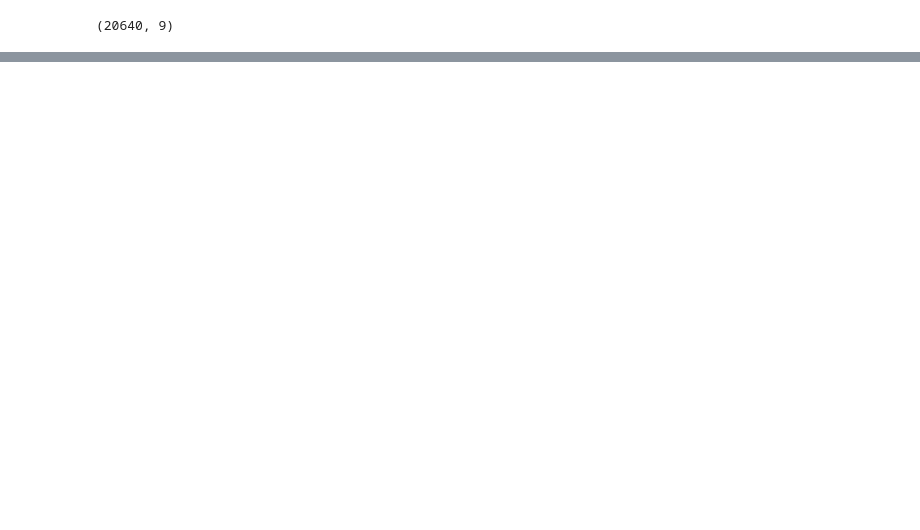
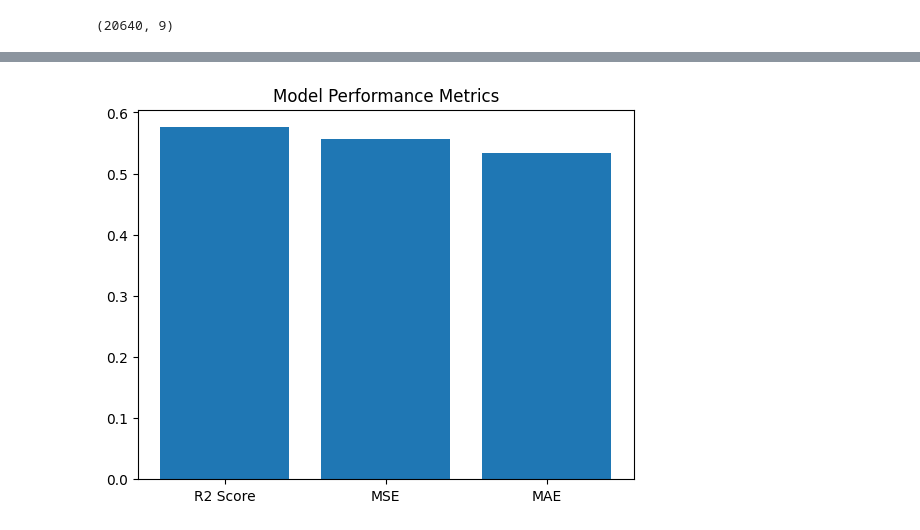
Before and after one commit to 23f3002157/AIML_LAB, a Jupyter notebook: W4/p1.ipynb, the cells around one changed output, grey strips where cells are left out. Drawn from its saved outputs; the diff is of its cells as text; code cells hidden in the pictures; blank space fills up the shorter version.

```diff
--- a/W4/p1.ipynb
+++ b/W4/p1.ipynb
@@ -30,0 +108,4 @@ df.describe
+# %%
+X = df.iloc[:,:-1]
+y = df.iloc[:,-1]
+X_train, X_test, y_train, y_test = train_test_split(X, y, test_size=0.2, random_state=42)
@@ -30,0 +116,6 @@ df.describe
+# %%
+regression_pipeline = pipeline.Pipeline([
+    ('scaler', StandardScaler()),
+    ('regressor', LinearRegression())
+])
+regression_pipeline.fit(X_train,y_train)
@@ -30,0 +125,3 @@ df.describe
+# %%
+y_pred = regression_pipeline.predict(X_test)
+r2_score( y_test, y_pred)
@@ -30,0 +139,7 @@ df.describe
+# %%
+# Scores plot
+plt.bar(["R2 Score", "MSE", "MAE"], [r2_score(y_test, y_pred), mean_squared_error(y_test, y_pred), mean_absolute_error(y_test, y_pred)])
+plt.title("Model Performance Metrics")
+plt.show()
+# %% [output]
+[figure, added]
```
Also changed, not shown: parts of 15 cells of this notebook, 1 other file.
